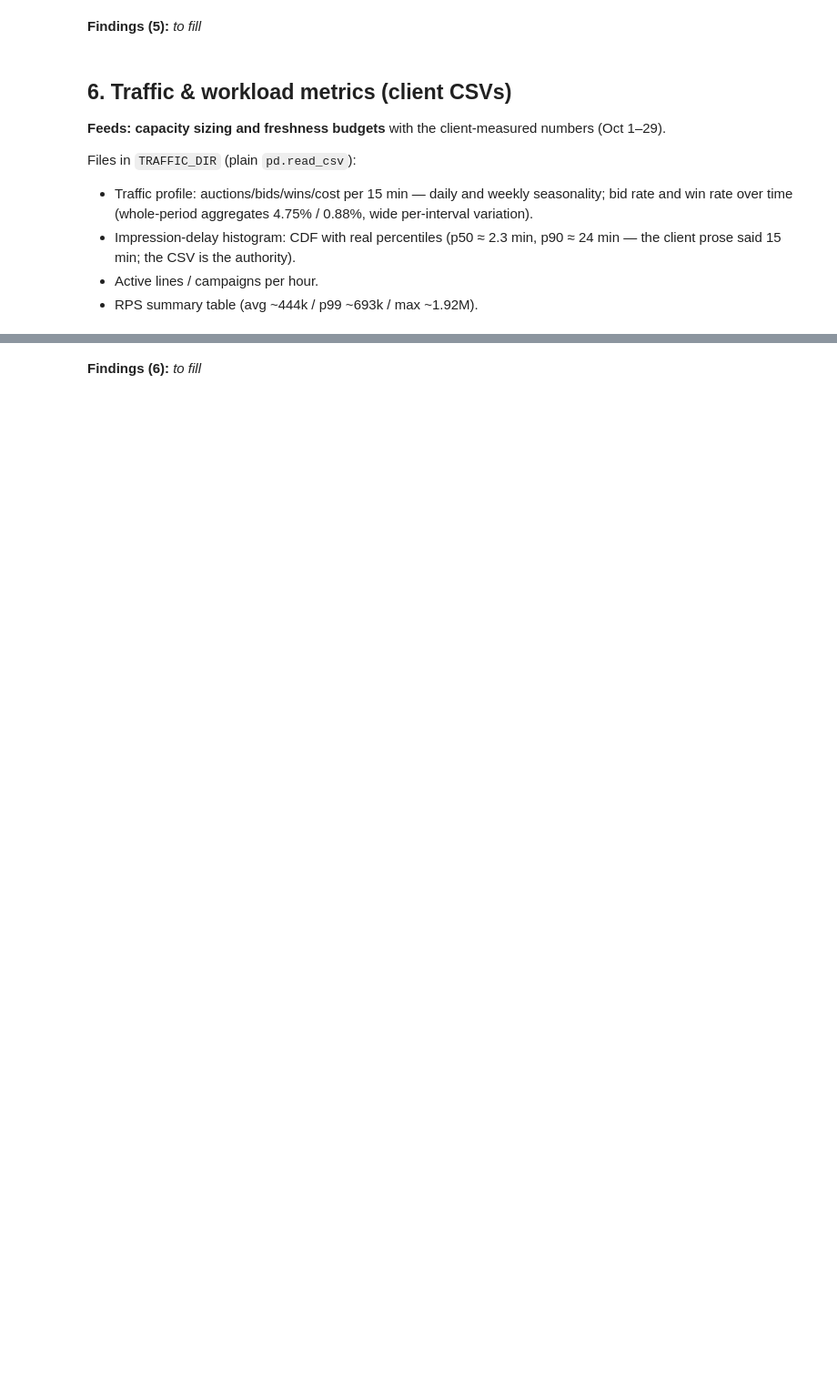
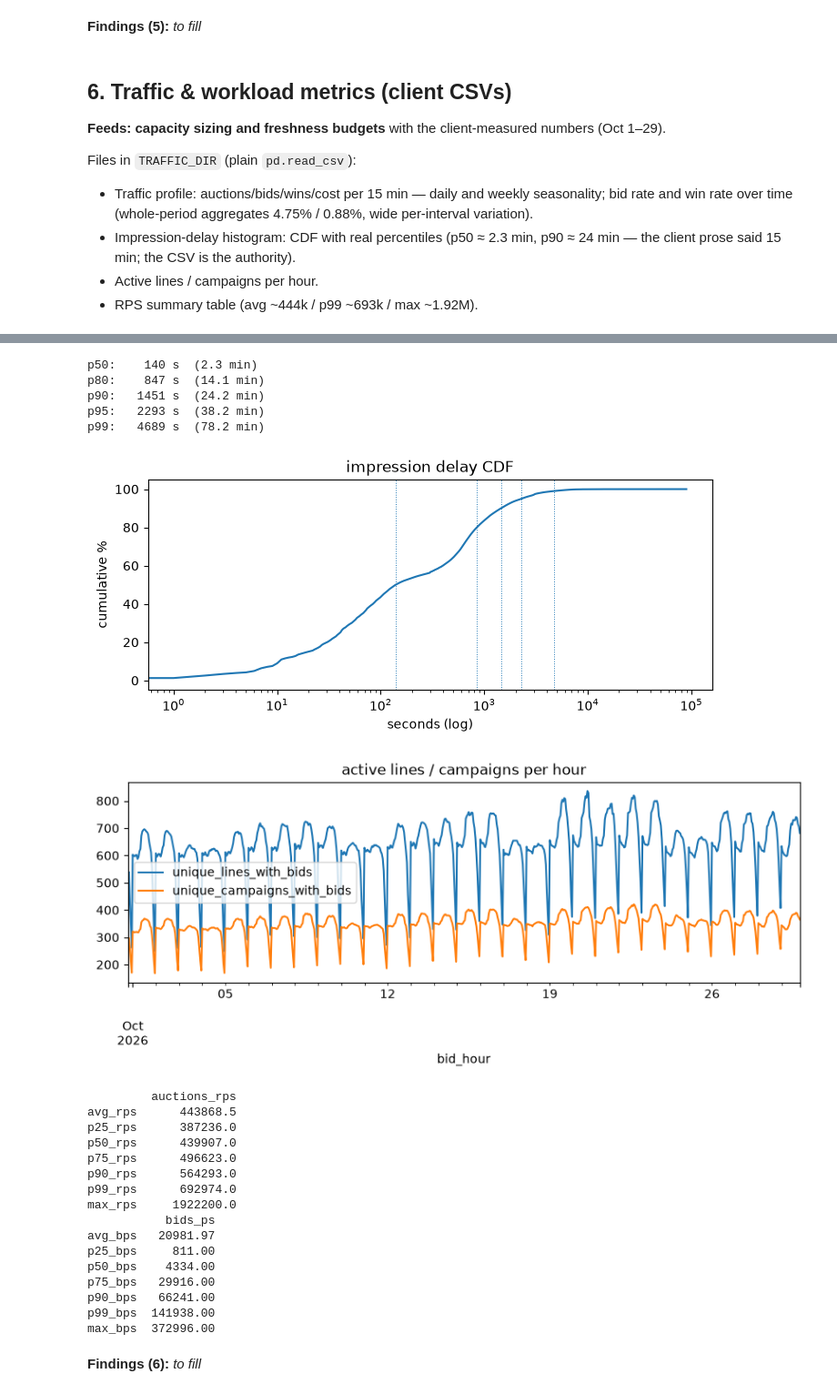
Before and after one commit to cunha-sigma/ml_offline, a Jupyter notebook: eda/notebooks/01_eda_dossier.ipynb, the cells around one changed output, grey strips where cells are left out. Shown at 91% size. Saved outputs shown, nothing was run; the diff lists cells and outputs as text; code cells hidden in the pictures; blank space fills up the shorter version.

```diff
--- a/eda/notebooks/01_eda_dossier.ipynb
+++ b/eda/notebooks/01_eda_dossier.ipynb
@@ -138,3 +876,46 @@ sorted(p.name for p in TRAFFIC_DIR.glob("*.csv"))
+# %%
+# Impression-delay CDF + active entities + RPS summary
+delay = pd.read_csv(TRAFFIC_DIR / "Impression delay histogram.csv")
+ax = delay.plot(x="impress_delay_seconds_bucket", y="cumulative_pct", logx=True,
+                legend=False, title="impression delay CDF", figsize=(8, 3))
+ax.set_xlabel("seconds (log)"); ax.set_ylabel("cumulative %")
+for pct in (50, 80, 90, 95, 99):
+    sec = delay.loc[delay["cumulative_pct"] >= pct, "impress_delay_seconds_bucket"].iloc[0]
+    ax.axvline(sec, ls=":", lw=0.7)
+    print(f"p{pct}: {sec:>6.0f} s  ({sec/60:.1f} min)")
+plt.show()
+
+act_h = pd.read_csv(TRAFFIC_DIR / "Active Campaigns and Active Lines per Hour.csv", parse_dates=["bid_hour"])
+act_h.set_index("bid_hour")[["unique_lines_with_bids", "unique_campaigns_with_bids"]].plot(
+    figsize=(10, 3), title="active lines / campaigns per hour")
+plt.show()
+
+print(pd.read_csv(TRAFFIC_DIR / "Auction Requests per second.csv").T.rename(columns={0: "auctions_rps"}))
+print(pd.read_csv(TRAFFIC_DIR / "Bids per second.csv").T.rename(columns={0: "bids_ps"}))
+# %% [output]
+p50:    140 s  (2.3 min)
+p80:    847 s  (14.1 min)
+p90:   1451 s  (24.2 min)
+p95:   2293 s  (38.2 min)
+p99:   4689 s  (78.2 min)
+[figure, added]
+[figure, added]
+         auctions_rps
+avg_rps      443868.5
+p25_rps      387236.0
+p50_rps      439907.0
+p75_rps      496623.0
+p90_rps      564293.0
+p99_rps      692974.0
+max_rps     1922200.0
+           bids_ps
+avg_bps   20981.97
+p25_bps     811.00
+p50_bps    4334.00
+p75_bps   29916.00
+p90_bps   66241.00
+p99_bps  141938.00
+max_bps  372996.00
 # %% [markdown]
 **Findings (6):** _to fill_
 # %% [markdown]
```
Also changed, not shown: parts of 49 cells of this notebook, 1 other file.
